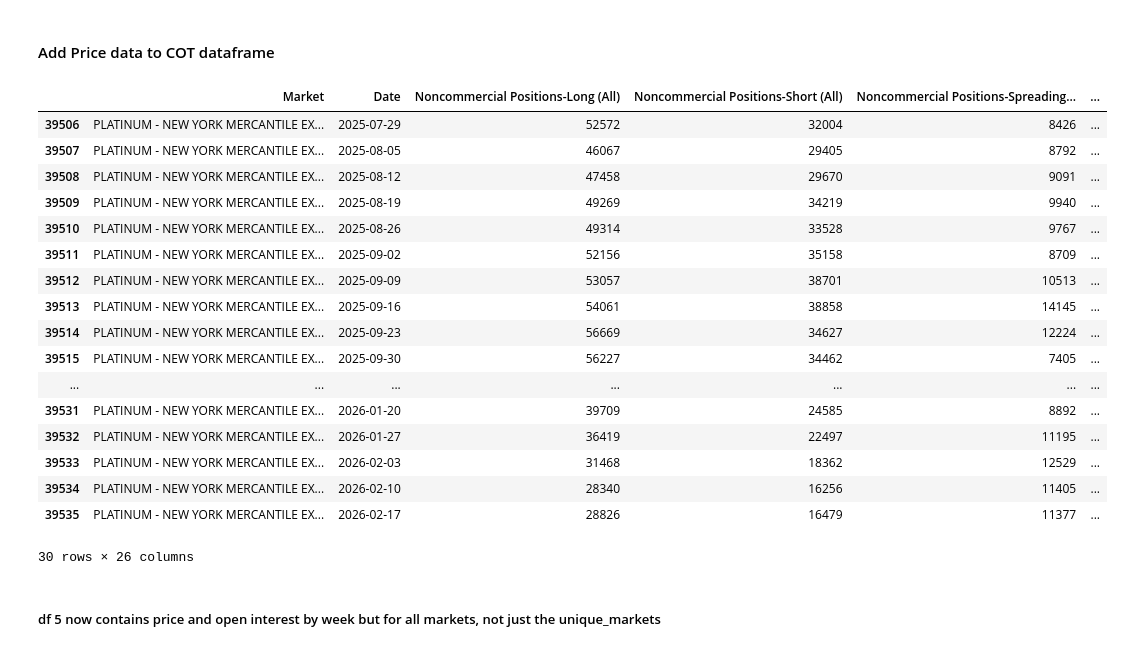
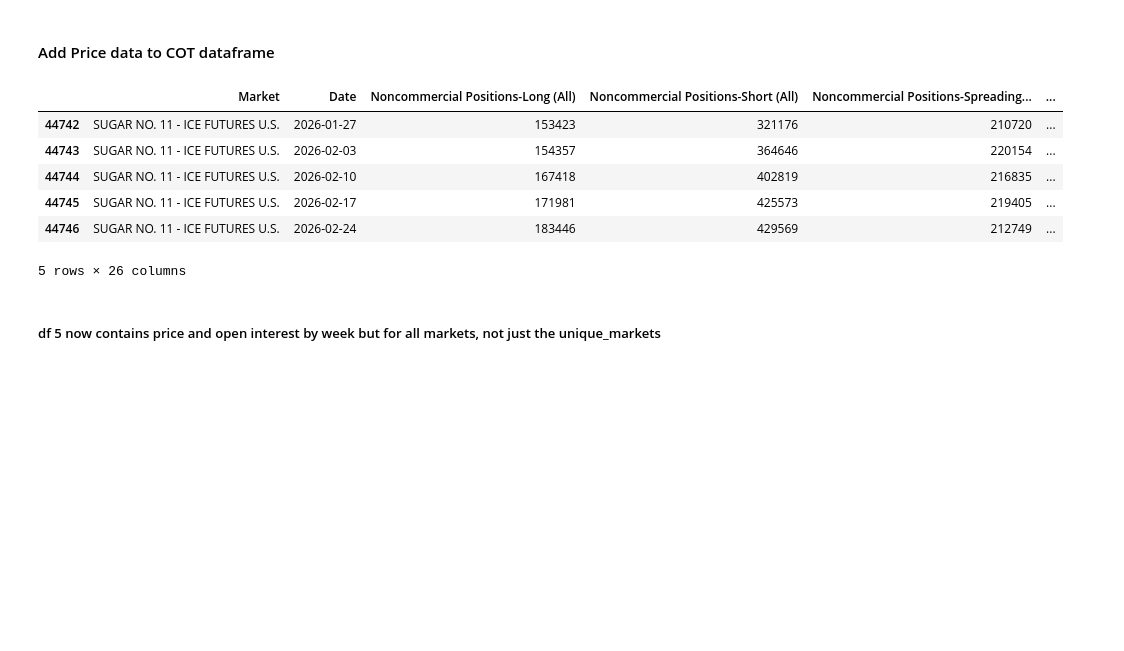
Before and after one commit to JPow/COT_Dashboard_Deployment, a Jupyter notebook: COT Cursor Experiments To Deploy.ipynb, the cells around one changed output. Cells and saved outputs as stored; diff of their text form; code cells hidden in the pictures; blank space fills up the shorter version.

```diff
--- a/COT Cursor Experiments To Deploy.ipynb
+++ b/COT Cursor Experiments To Deploy.ipynb
@@ -768,27 +768,16 @@ PRICE DATA DIAGNOSTIC - Missing Data by Market
 # %%
 df5 = pd.merge(df4, daily_price_df[['Market', 'Date', 'Close', 'Open', 'High', 'Low', 'Volume']], on=['Market', 'Date'], how='left')
 # %%
-platinum = df5[df5["Market"].str.contains("PLATINUM")]
-platinum.tail(30)
+platinum = df5[df5["Market"].str.contains("SUGAR")]
+platinum.tail(5)
 # %% [output]
 |  | Market | Date | Noncommercial Positions-Long (All) | Noncommercial Positions-Short (All) | Noncommercial Positions-Spreading... | ... |
-| 39506 | PLATINUM - NEW YORK MERCANTILE EX... | 2025-07-29 | 52572 | 32004 | 8426 | ... |
-| 39507 | PLATINUM - NEW YORK MERCANTILE EX... | 2025-08-05 | 46067 | 29405 | 8792 | ... |
-| 39508 | PLATINUM - NEW YORK MERCANTILE EX... | 2025-08-12 | 47458 | 29670 | 9091 | ... |
-| 39509 | PLATINUM - NEW YORK MERCANTILE EX... | 2025-08-19 | 49269 | 34219 | 9940 | ... |
-| 39510 | PLATINUM - NEW YORK MERCANTILE EX... | 2025-08-26 | 49314 | 33528 | 9767 | ... |
-| 39511 | PLATINUM - NEW YORK MERCANTILE EX... | 2025-09-02 | 52156 | 35158 | 8709 | ... |
-| 39512 | PLATINUM - NEW YORK MERCANTILE EX... | 2025-09-09 | 53057 | 38701 | 10513 | ... |
-| 39513 | PLATINUM - NEW YORK MERCANTILE EX... | 2025-09-16 | 54061 | 38858 | 14145 | ... |
-| 39514 | PLATINUM - NEW YORK MERCANTILE EX... | 2025-09-23 | 56669 | 34627 | 12224 | ... |
-| 39515 | PLATINUM - NEW YORK MERCANTILE EX... | 2025-09-30 | 56227 | 34462 | 7405 | ... |
-| ... | ... | ... | ... | ... | ... | ... |
-| 39531 | PLATINUM - NEW YORK MERCANTILE EX... | 2026-01-20 | 39709 | 24585 | 8892 | ... |
-| 39532 | PLATINUM - NEW YORK MERCANTILE EX... | 2026-01-27 | 36419 | 22497 | 11195 | ... |
-| 39533 | PLATINUM - NEW YORK MERCANTILE EX... | 2026-02-03 | 31468 | 18362 | 12529 | ... |
-| 39534 | PLATINUM - NEW YORK MERCANTILE EX... | 2026-02-10 | 28340 | 16256 | 11405 | ... |
-| 39535 | PLATINUM - NEW YORK MERCANTILE EX... | 2026-02-17 | 28826 | 16479 | 11377 | ... |
+| 44742 | SUGAR NO. 11 - ICE FUTURES U.S. | 2026-01-27 | 153423 | 321176 | 210720 | ... |
+| 44743 | SUGAR NO. 11 - ICE FUTURES U.S. | 2026-02-03 | 154357 | 364646 | 220154 | ... |
+| 44744 | SUGAR NO. 11 - ICE FUTURES U.S. | 2026-02-10 | 167418 | 402819 | 216835 | ... |
+| 44745 | SUGAR NO. 11 - ICE FUTURES U.S. | 2026-02-17 | 171981 | 425573 | 219405 | ... |
+| 44746 | SUGAR NO. 11 - ICE FUTURES U.S. | 2026-02-24 | 183446 | 429569 | 212749 | ... |
-30 rows × 26 columns
+5 rows × 26 columns
 # %% [markdown]
 ##### df 5 now contains price and open interest by week but for all markets, not just the unique_markets
 # %%
```
Also changed, not shown: parts of 8 cells of this notebook, 1 other file.
